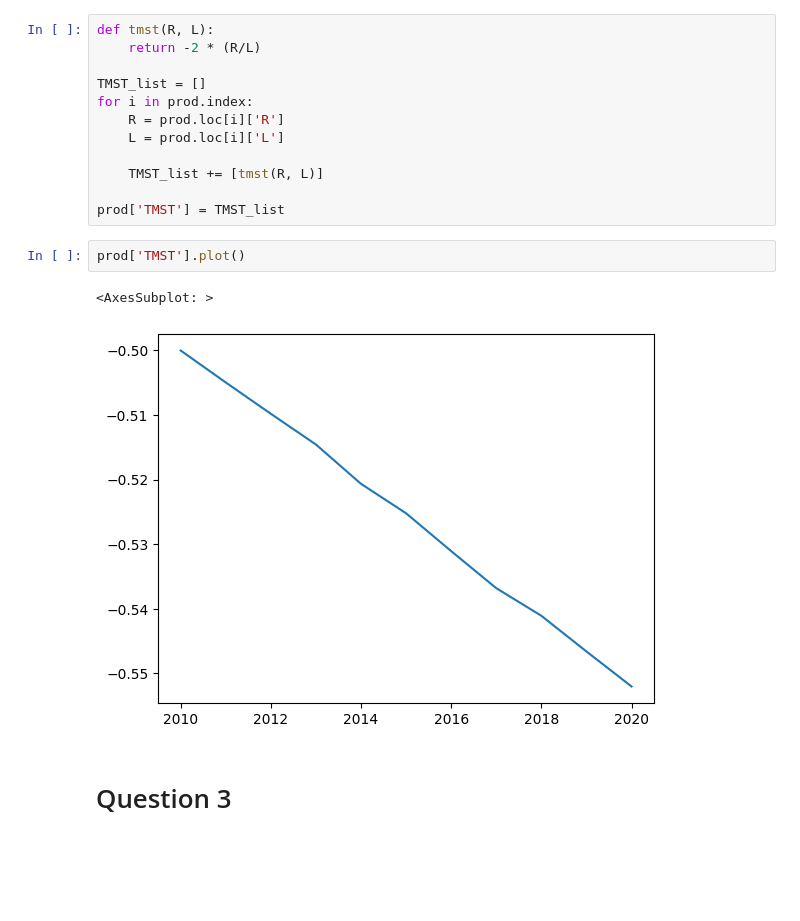
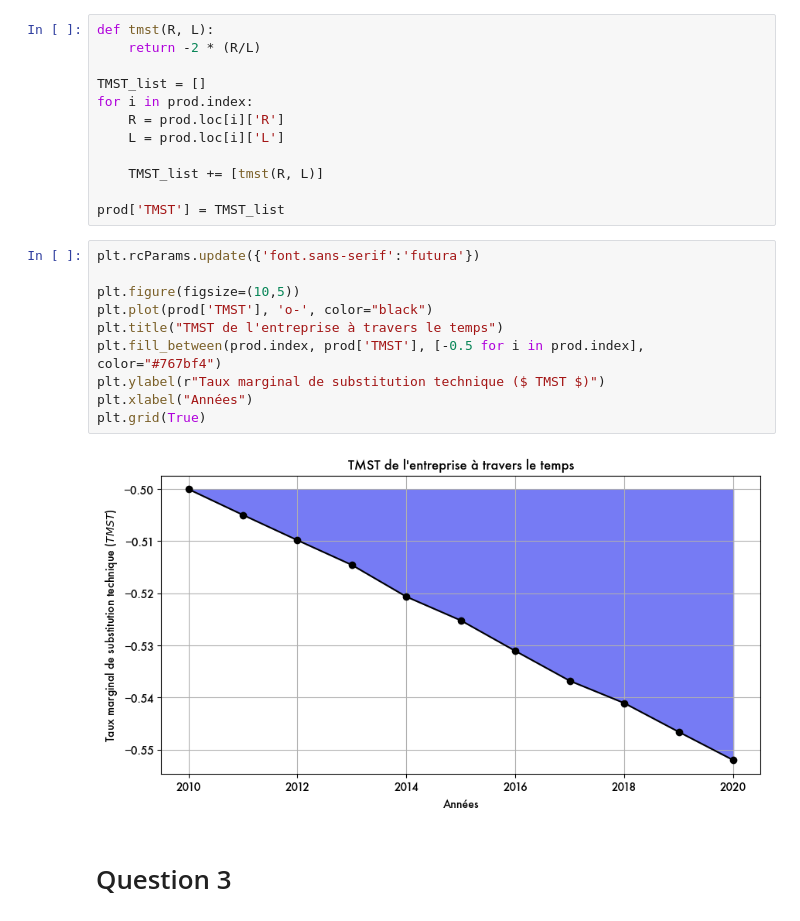
Before and after one commit to felixpoirier1/Devoir4, a Jupyter notebook: Devoir.ipynb, the cells around one changed output. Cells and saved outputs as stored; diff of their text form; blank space fills up the shorter version.

```diff
--- a/Devoir.ipynb
+++ b/Devoir.ipynb
@@ -59,11 +67,18 @@ for i in prod.index:
     TMST_list += [tmst(R, L)]
 
 prod['TMST'] = TMST_list
-# %%
-prod['TMST'].plot()
-# %% [output]
-<AxesSubplot: >
-[figure, removed]
+# %%
+plt.rcParams.update({'font.sans-serif':'futura'})
+
+plt.figure(figsize=(10,5))
+plt.plot(prod['TMST'], 'o-', color="black")
+plt.title("TMST de l'entreprise à travers le temps")
+plt.fill_between(prod.index, prod['TMST'], [-0.5 for i in prod.index], color="#767bf4")
+plt.ylabel(r"Taux marginal de substitution technique ($ TMST $)")
+plt.xlabel("Années")
+plt.grid(True)
+# %% [output]
+[figure, added]
 # %% [markdown]
 # Question 3
 # %%
```
Also changed, not shown: parts of 5 cells of this notebook, 1 other file.
